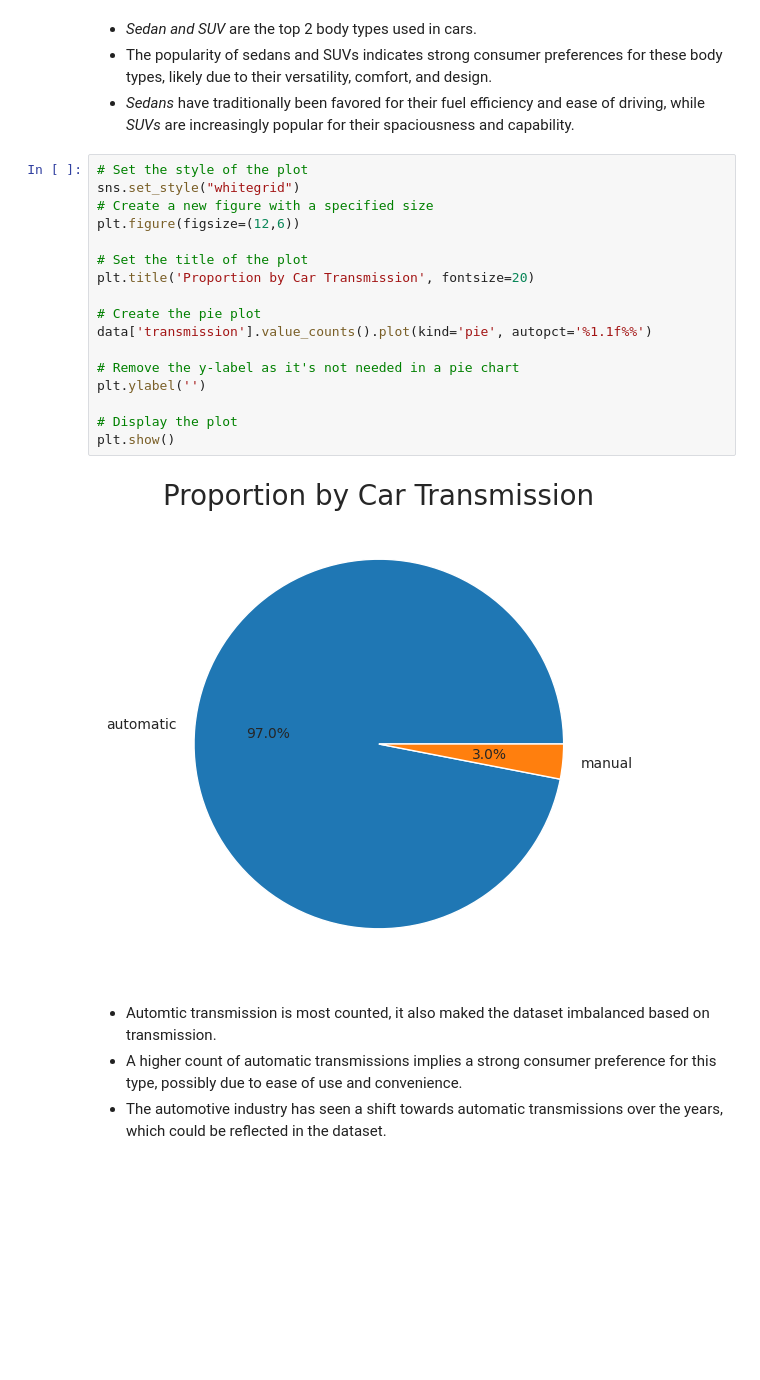
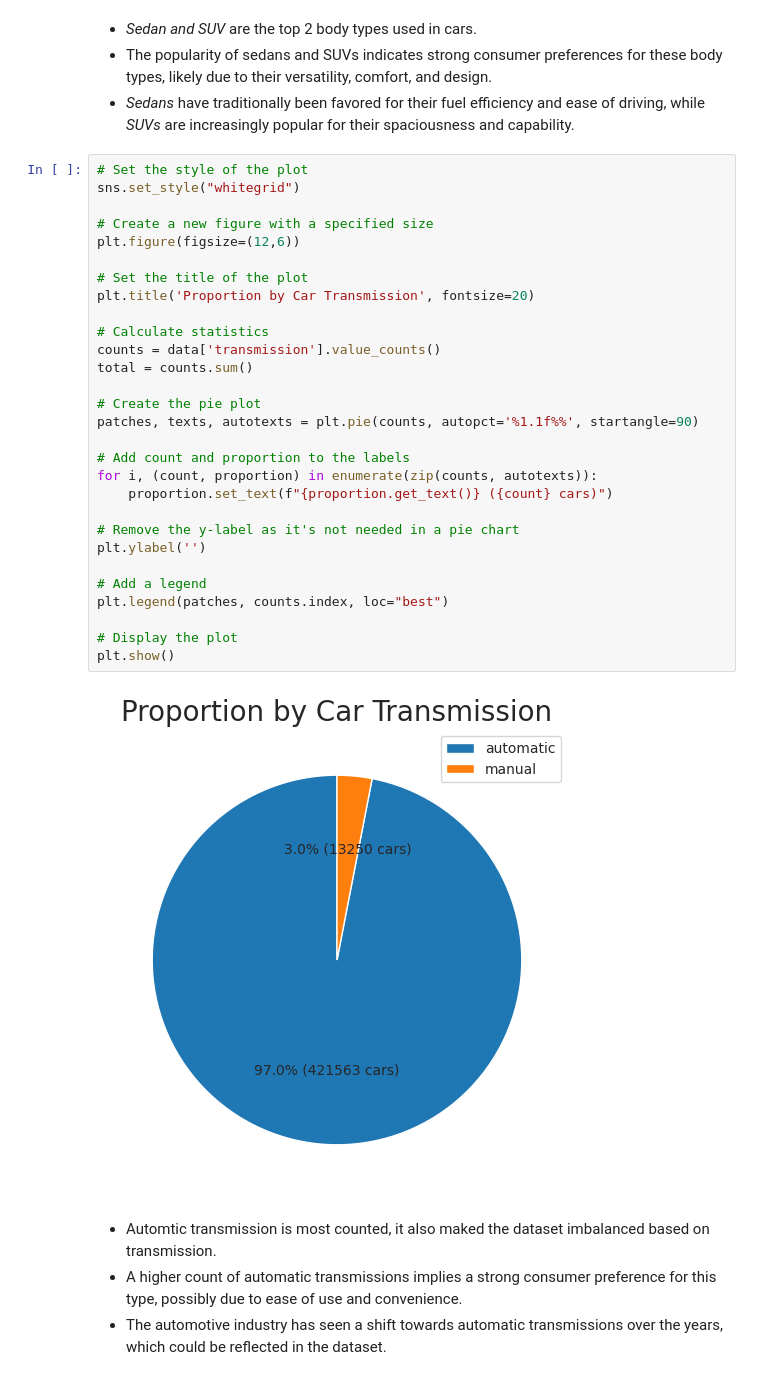
Before and after one commit to totargaming/VehicleSalesReport, a Jupyter notebook: vehicle-sales-eda.ipynb, the cells around one changed output. Drawn from its saved outputs; the diff is of its cells as text; blank space fills up the shorter version.

```diff
--- a/vehicle-sales-eda.ipynb
+++ b/vehicle-sales-eda.ipynb
@@ -346,22 +354,34 @@ countplot('body', 'Body', 90, (18,6))
 # %%
 # Set the style of the plot
 sns.set_style("whitegrid")
+
 # Create a new figure with a specified size
 plt.figure(figsize=(12,6))
 
 # Set the title of the plot
 plt.title('Proportion by Car Transmission', fontsize=20)
 
+# Calculate statistics
+counts = data['transmission'].value_counts()
+total = counts.sum()
+
 # Create the pie plot
-data['transmission'].value_counts().plot(kind='pie', autopct='%1.1f%%')
+patches, texts, autotexts = plt.pie(counts, autopct='%1.1f%%', startangle=90)
+
+# Add count and proportion to the labels
+for i, (count, proportion) in enumerate(zip(counts, autotexts)):
+    proportion.set_text(f"{proportion.get_text()} ({count} cars)")
 
 # Remove the y-label as it's not needed in a pie chart
 plt.ylabel('')
 
+# Add a legend
+plt.legend(patches, counts.index, loc="best")
+
 # Display the plot
 plt.show()
 # %% [output]
-[figure, old version]
+[figure, new version]
 # %% [markdown]
 * Automtic transmission is most counted, it also maked the dataset imbalanced based on transmission.
 * A higher count of automatic transmissions implies a strong consumer preference for this type, possibly due to ease of use and convenience.
```
Also changed, not shown: parts of 15 cells of this notebook.
